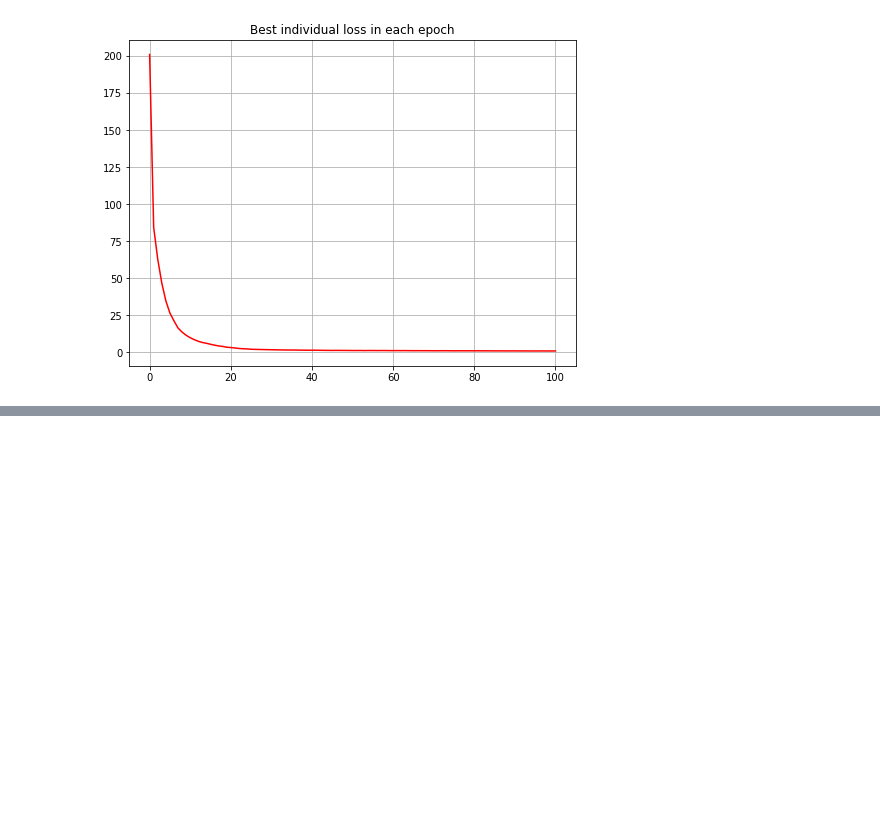
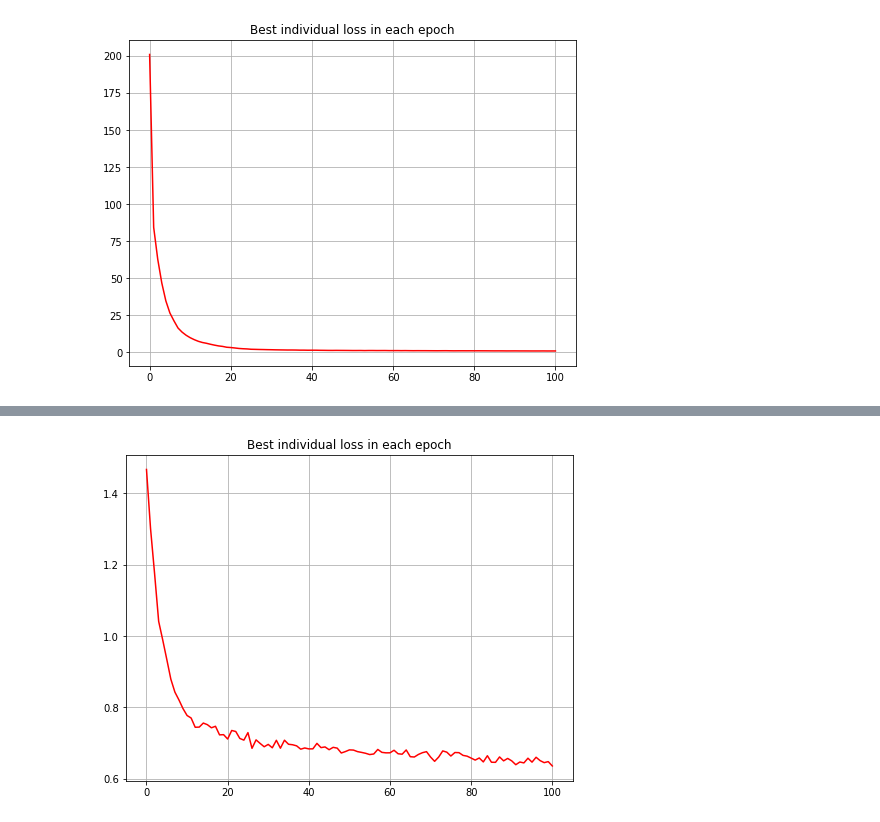
Before and after one commit to L0czek/Training-Neural-Networks-with-Evolution-Alg, a Jupyter notebook: notebooks/GradientDescent-dev.ipynb, the cells around one changed output, grey strips where cells are left out. Drawn from its saved outputs; the diff is of its cells as text; code cells hidden in the pictures; blank space fills up the shorter version.

```diff
--- a/notebooks/GradientDescent-dev.ipynb
+++ b/notebooks/GradientDescent-dev.ipynb
@@ -89,3 +89,21 @@ plt.title("Best individual loss in each epoch")
 plt.grid("on")
 # %% [output]
 [figure]
+# %%
+dataset = dutils.UniformDistribution(1, -4*3.14, 4*3.14)
+
+optimizer = optim.GradientDescent(
+    optimized_func=object_fun.sinusoidal,    # in current experiment f(x) = x ** 2
+    dataset=dataset,
+)
+# %%
+experiment = optimizer.optimize(
+    experiment_name="test",
+    in_channels=1,
+    n_hidden_neurons=30,
+    out_channels=1,
+    lr=1e-5,
+    n_iters=100,
+    probe_times=10_000,
+    best_loss_treshold=1e-10,
+)
@@ -91,0 +140,8 @@ plt.grid("on")
+# %%
+# Visualize loss function
+
+plt.plot(range(len(experiment.losses_per_epoch)), experiment.losses_per_epoch, color="r")
+plt.title("Best individual loss in each epoch")
+plt.grid("on")
+# %% [output]
+[figure, added]
```
Also changed, not shown: parts of 5 cells of this notebook, 40 other files.
